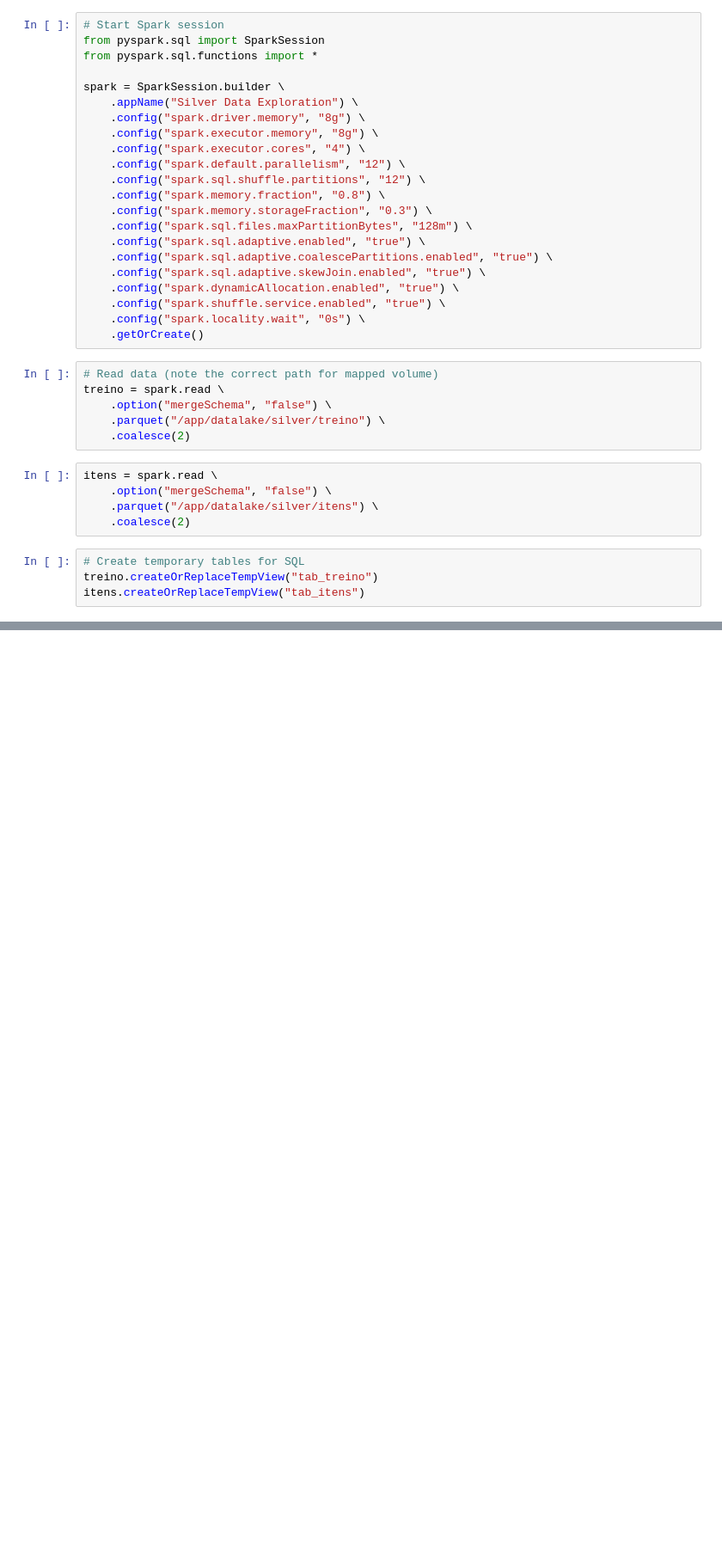
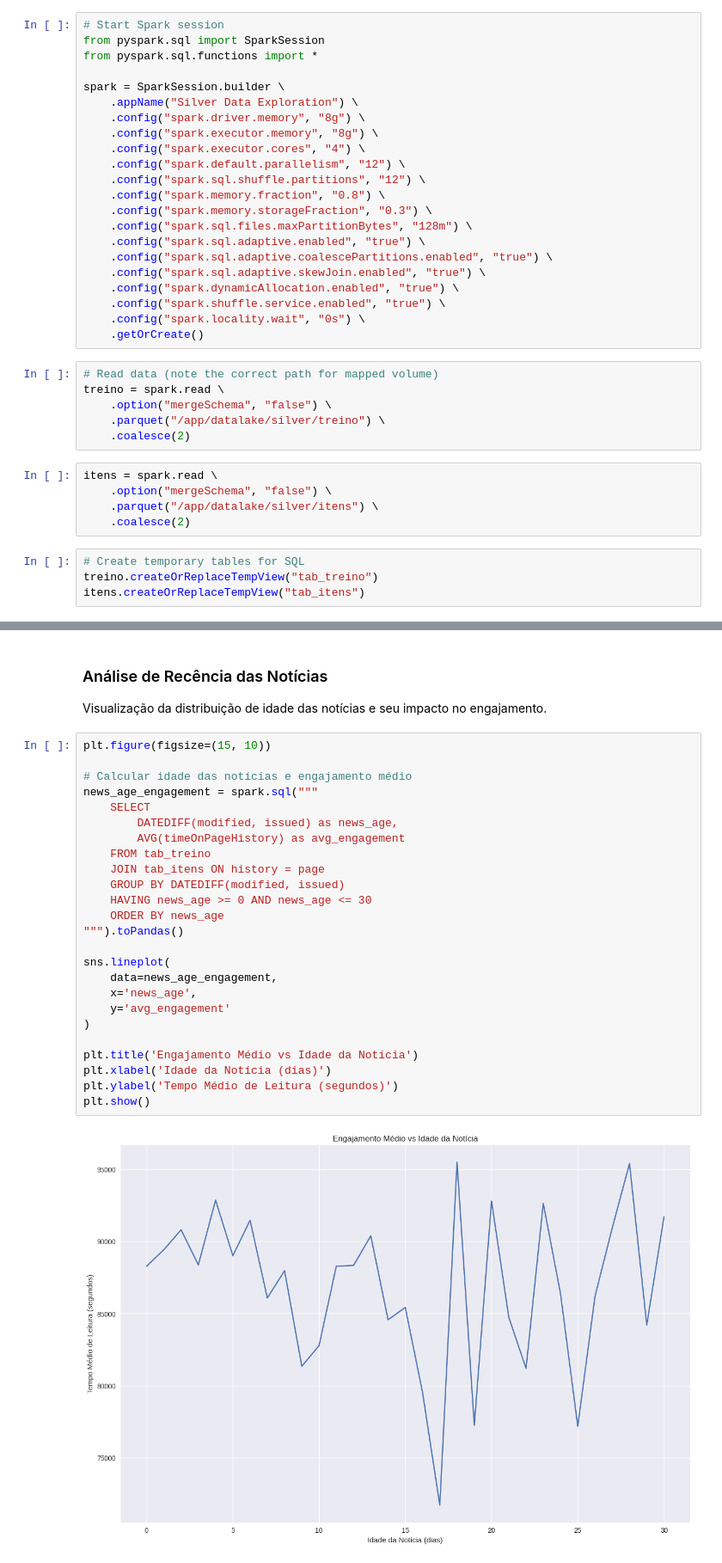
Before and after one commit to brunomcr/1MLET_FASE5_DATATHON, a Jupyter notebook: eda_exploratory_data_analysis.ipynb, the cells around one changed output, grey strips where cells are left out. Shown at 86% size. Cells and saved outputs as stored; diff of their text form; blank space fills up the shorter version.

```diff
--- a/eda_exploratory_data_analysis.ipynb
+++ b/eda_exploratory_data_analysis.ipynb
@@ -91,0 +410,30 @@ treino.select("timeOnPageHistory").describe().show()
+# %% [markdown]
+### Análise de Recência das Notícias
+Visualização da distribuição de idade das notícias e seu impacto no engajamento.
+# %%
+plt.figure(figsize=(15, 10))
+
+# Calcular idade das notícias e engajamento médio
+news_age_engagement = spark.sql("""
+    SELECT
+        DATEDIFF(modified, issued) as news_age,
+        AVG(timeOnPageHistory) as avg_engagement
+    FROM tab_treino
+    JOIN tab_itens ON history = page
+    GROUP BY DATEDIFF(modified, issued)
+    HAVING news_age >= 0 AND news_age <= 30
+    ORDER BY news_age
+""").toPandas()
+
+sns.lineplot(
+    data=news_age_engagement,
+    x='news_age',
+    y='avg_engagement'
+)
+
+plt.title('Engajamento Médio vs Idade da Notícia')
+plt.xlabel('Idade da Notícia (dias)')
+plt.ylabel('Tempo Médio de Leitura (segundos)')
+plt.show()
+# %% [output]
+[figure, added]
```
Also changed, not shown: parts of 20 cells of this notebook, 1 other file.
